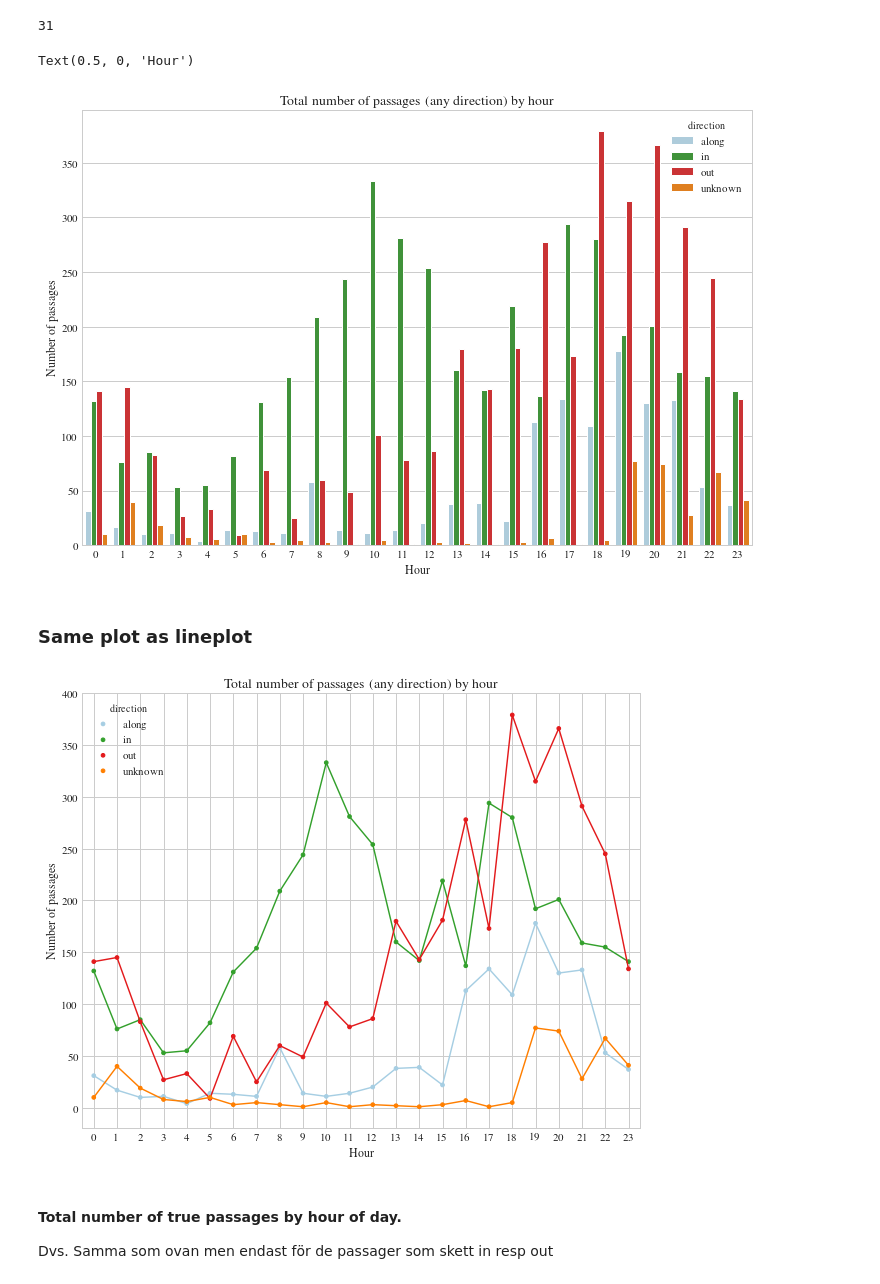
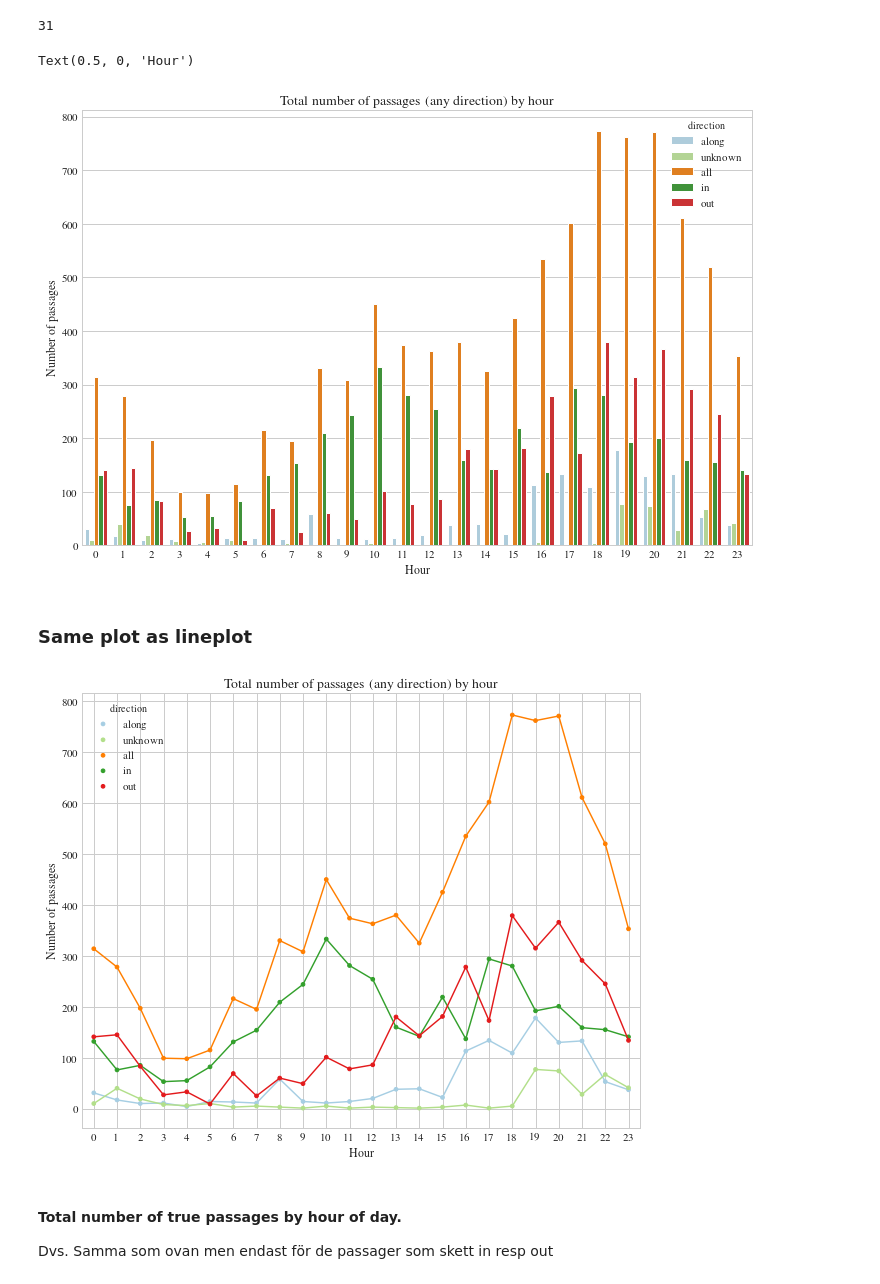
Before and after one commit to maxlund/johannas, a Jupyter notebook: sveas_times.ipynb, the cells around one changed output. Drawn from its saved outputs; the diff is of its cells as text; code cells hidden in the pictures.

```diff
--- a/sveas_times.ipynb
+++ b/sveas_times.ipynb
@@ -175,20 +175,28 @@ hour_by_dir.head(5)
 len(df[(df.passage == 1) & (df.hour == 0) & (df.direction == 'along')].index)
 # %% [output]
 31
+# %%
+tmp = df[df.passage == 1].groupby('hour').count().reset_index()
+tmp['direction'] = 'all'
+
+hour_by_dir = pd.merge(hour_by_dir[['hour', 'date', 'direction']],
+                       tmp[['hour', 'date', 'direction']],
+                       on=['hour', 'date', 'direction'],
+                       how='outer').sort_values(by='hour')
 # %%
 fig, ax = plt.subplots(1, figsize=(12,8))
 sns.barplot(x='hour',
             y='date',
             hue='direction',
             data=hour_by_dir,
-            palette=[p[0], p[3], p[5], p[7]],
+            palette=[p[0], p[2], p[7], p[3], p[5]],
             ax=ax)
 ax.set_title('Total number of passages (any direction) by hour', fontsize=14)
 ax.set_ylabel('Number of passages')
 ax.set_xlabel('Hour')
 # %% [output]
 Text(0.5, 0, 'Hour')
-[figure, old version]
+[figure, new version]
 # %% [markdown]
 ### Same plot as lineplot
 # %%
@@ -198,7 +206,7 @@ sns.pointplot(x='hour',
               y='date',
               hue='direction',
               data=hour_by_dir,
-              palette=[p[0], p[3], p[5], p[7]],
+              palette=[p[0], p[2], p[7], p[3], p[5]],
               linewidth=0.2,
               markersize=20,
               ax=ax)
@@ -207,7 +215,7 @@ ax.set_ylabel('Number of passages')
 ax.set_xlabel('Hour')
 ax.grid(True)
 # %% [output]
-[figure, old version]
+[figure, new version]
 # %% [markdown]
 #### Total number of true passages by hour of day.
 Dvs. Samma som ovan men endast för de passager som skett in resp out
```
Also changed, not shown: parts of 11 cells of this notebook.
